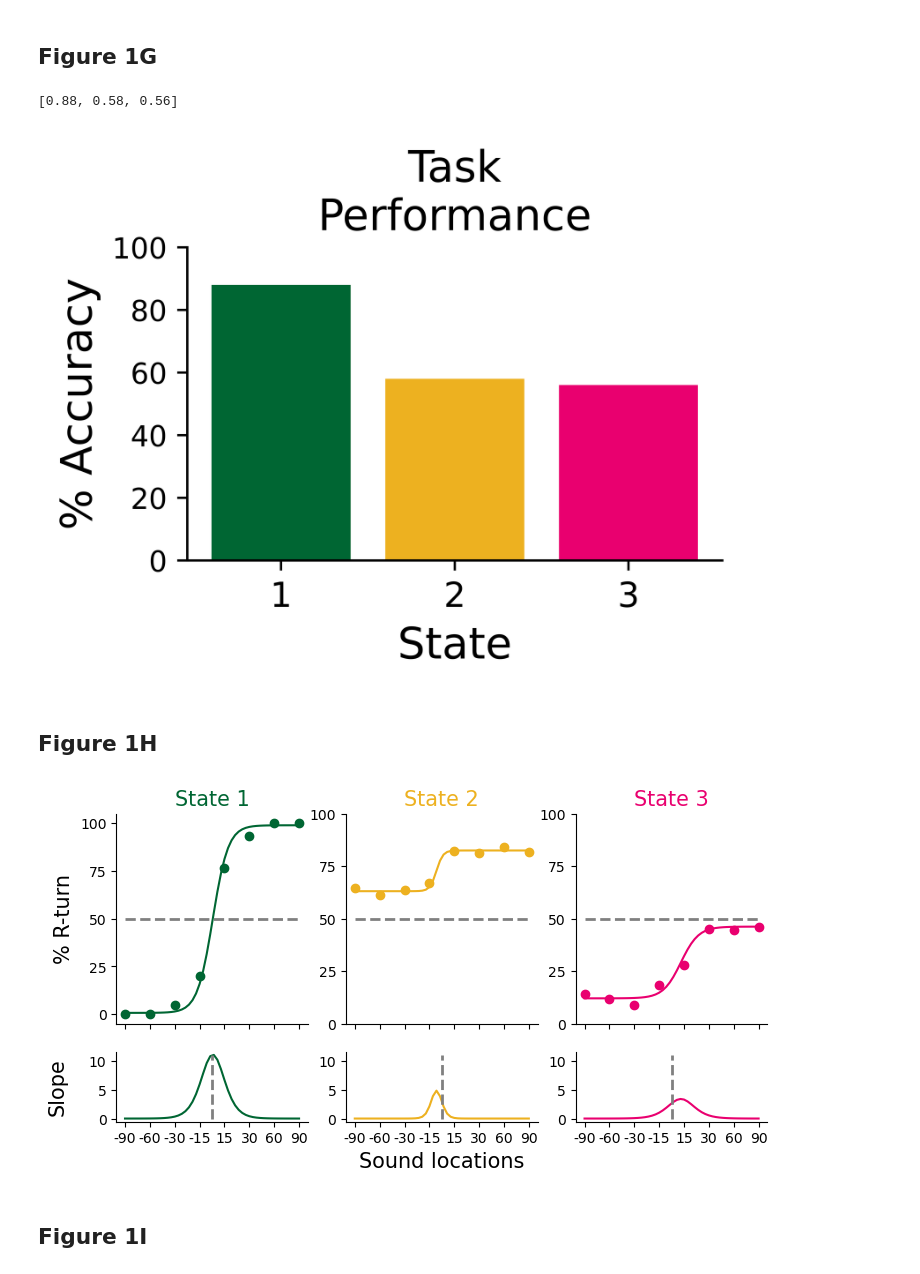
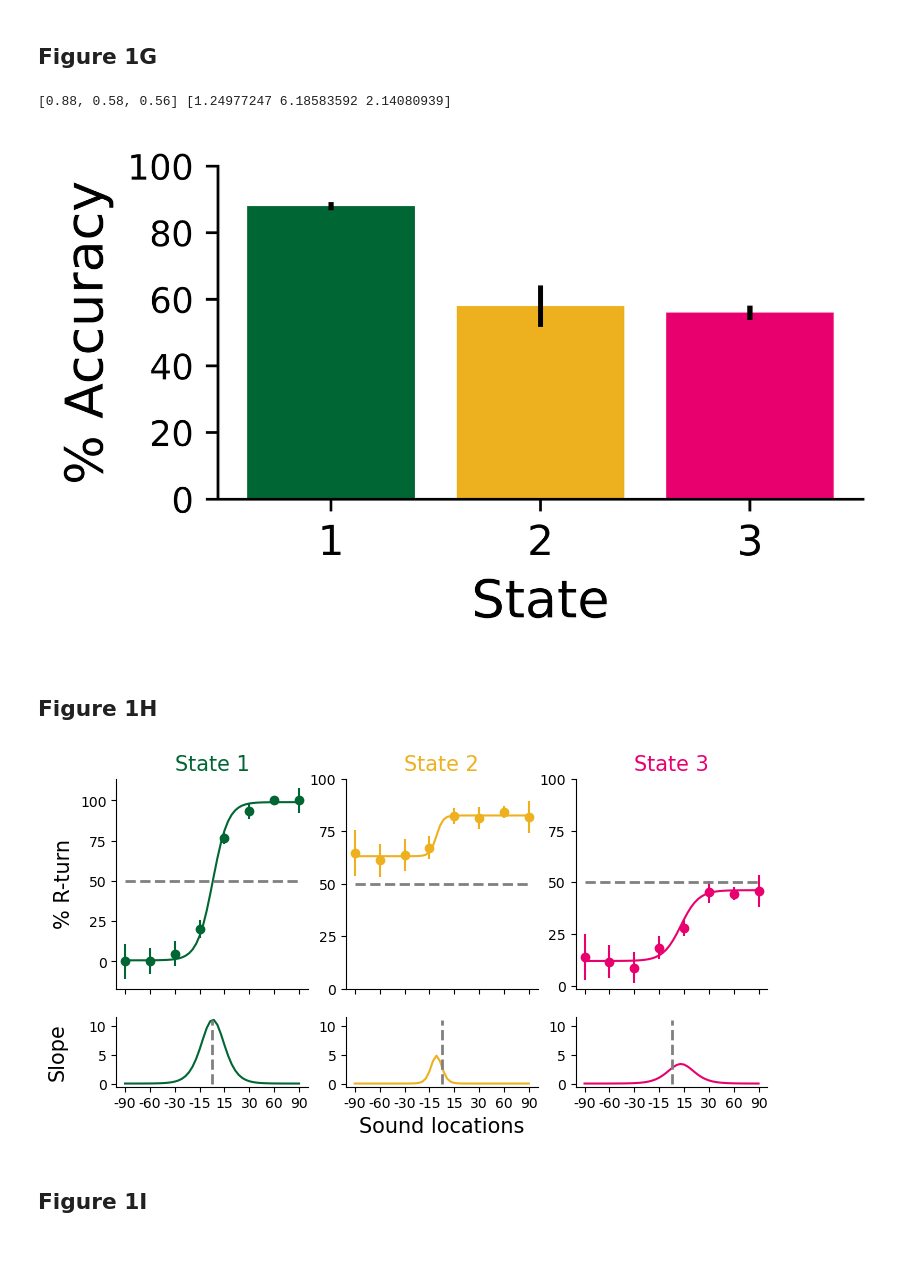
Before and after one commit to acbandi213/Bandi---Runyan-2024, a Jupyter notebook: Figure 1.ipynb, the cells around one changed output. Drawn from its saved outputs; the diff is of its cells as text; code cells hidden in the pictures.

Commit message:
modified:   .DS_Store 	modified:   Figure 1.ipynb 	modified:   Figure 2.ipynb 	modified:   Figure 4.ipynb

```diff
--- a/Figure 1.ipynb
+++ b/Figure 1.ipynb
@@ -24,4 +24,4 @@ dpi = 1600
 # %%
 # save path
 
-save_path = '/Users/akhilbandi/Library/Mobile Documents/com~apple~CloudDocs/Documents/Portfolio/code_projects/Bandi & Runyan 2024/figures/'
+save_path = '/Users/akhilbandi/Documents/Portfolio/code_projects/Bandi_Runyan 2024/figures/'
@@ -154,36 +228,62 @@ print(perc_state_occ)
 # %% [markdown]
 ## Figure 1G
+# %%
+correct_percentages = glm_data.groupby(['mouse_id', 'state', 'correct']).size().unstack(fill_value=0)
+
+mouse_ids = glm_data['mouse_id'].unique()
+num_states = glm_data['state'].nunique()
+
+correct_matrix = np.zeros((len(mouse_ids), num_states))
+
+for i, mouse_id in enumerate(mouse_ids):
+    mouse_data = glm_data[glm_data['mouse_id'] == mouse_id]
+
+    for state in range(num_states):
+        state_data = mouse_data[mouse_data['state'] == state]
+
+        correct_count = np.sum(state_data['correct'])
+        total_count = len(state_data)
+
+        if total_count > 0:
+            correct_percentage = (correct_count / total_count) * 100
+        else:
+            correct_percentage = 0
+
+        correct_matrix[i, state] = correct_percentage
+
+errors = correct_matrix.std(axis=0)
 # %%
-fig, axs = plt.subplots(1,figsize = (3.5,2.8), facecolor='w', edgecolor='k', dpi=dpi)
+fig, axs = plt.subplots(1,figsize = (3.5,2.2), facecolor='w', edgecolor='k', dpi=dpi)
 
 Frac_correct = figure_functions.calculate_fraction_correct()
+errors = correct_matrix.std(axis=0)
 
 for z, frac in enumerate(Frac_correct):
-    axs.bar(z, frac*100 , width = 0.8, color = colors[z])
+    axs.bar(z, frac*100 , width = 0.8, yerr = errors[z], color = colors[z])
 
 if num_states == 3:
     axs.set_xticks([0, 1, 2])
     axs.set_xticklabels(['1', '2', '3'], fontsize=12)
 elif num_states == 4:
     axs.set_xticks([0, 1, 2, 3])
     axs.set_xticklabels(['1', '2', '3', '4'], fontsize=12)
 elif num_states == 5:
     axs.set_xticks([0, 1, 2, 3, 4])
     axs.set_xticklabels(['1', '2', '3', '4', '5'], fontsize=12)
 
 axs.set_yticks([0, 20, 40, 60, 80, 100], ['0', '20', '40', '60', '80', '100'])
 axs.set_xlabel('State', size=15)
 axs.set_ylabel('% Accuracy', size=15)
-axs.set_title('Task\nPerformance', size=15)
+#axs.set_title('Task\nPerformance', size=15)
 fig.tight_layout()
 
 #plt.savefig("perc_accuracy.pdf", format="pdf", bbox_inches="tight")
 plt.savefig(save_path + 'perc_accuracy.svg', format='svg', bbox_inches="tight")
 
-print(Frac_correct)
+print(Frac_correct, errors)
 # %% [output]
-[0.88, 0.58, 0.56]
+[0.88, 0.58, 0.56] [1.24977247 6.18583592 2.14080939]
-[figure, old version]
+[figure, new version]
 # %% [markdown]
 ## Figure 1H
 # %%
@@ -191,7 +291,7 @@ fig, axs = plt.subplots(2,3,figsize = (2.8*3,4), gridspec_kw={'height_ratios': [
 
 for state in [0,1,2]:
     axs[0,state].scatter(list(range(0,8)), y = np.array(right_states[state])*100, color=colors[state])
-    #axs[0].errorbar(list(range(0,8)), y = np.array(right_states[0])*100, yerr=np.array(right_std)*100, color='black', linestyle='none')  # error bars
+    axs[0, state].errorbar(list(range(0,8)), y = np.array(right_states[state])*100, yerr=np.array(right_std)*100, color=colors[state], linestyle='none')  # error bars
     axs[0,state].plot(np.linspace(0, 7, 50),np.array(psych_states[state][0])*100, label='cues', color = colors[state])
     axs[0,state].hlines(y=50, xmin=0, xmax=7, colors='grey', linestyles='--', lw=2)
     axs[0,state].set_xticks([])
@@ -215,7 +315,7 @@ for state in [0,1,2]:
 
 fig.savefig(save_path + 'pscyhometrics_states.svg', format='svg', bbox_inches="tight")
 # %% [output]
-[figure, old version]
+[figure, new version]
 # %% [markdown]
 ## Figure 1I
 # %%
```
Also changed, not shown: parts of 10 cells of this notebook, 18 other files.
